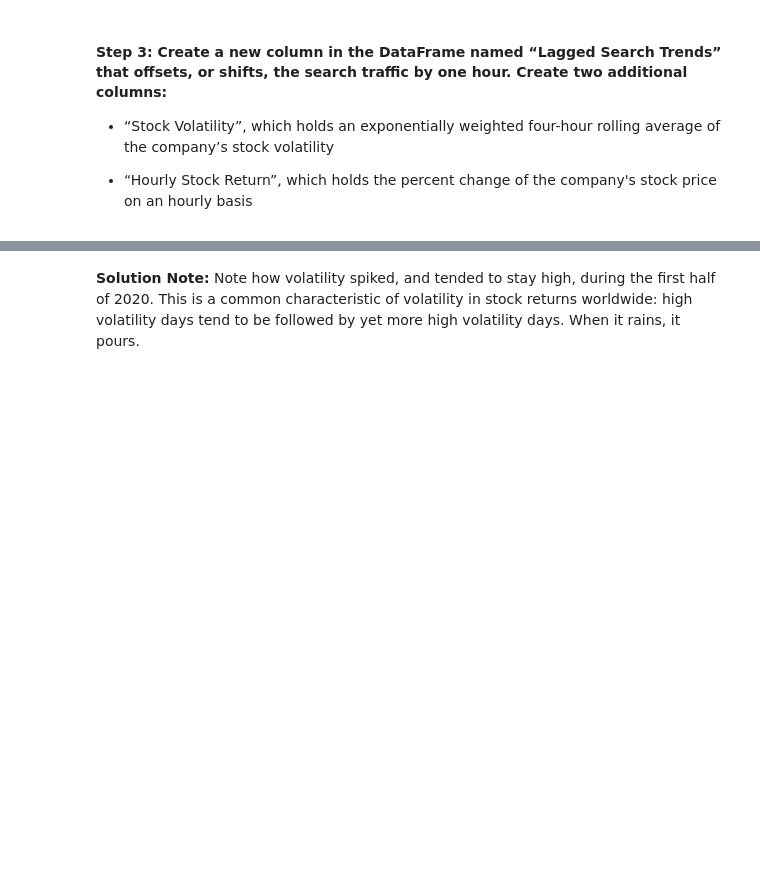
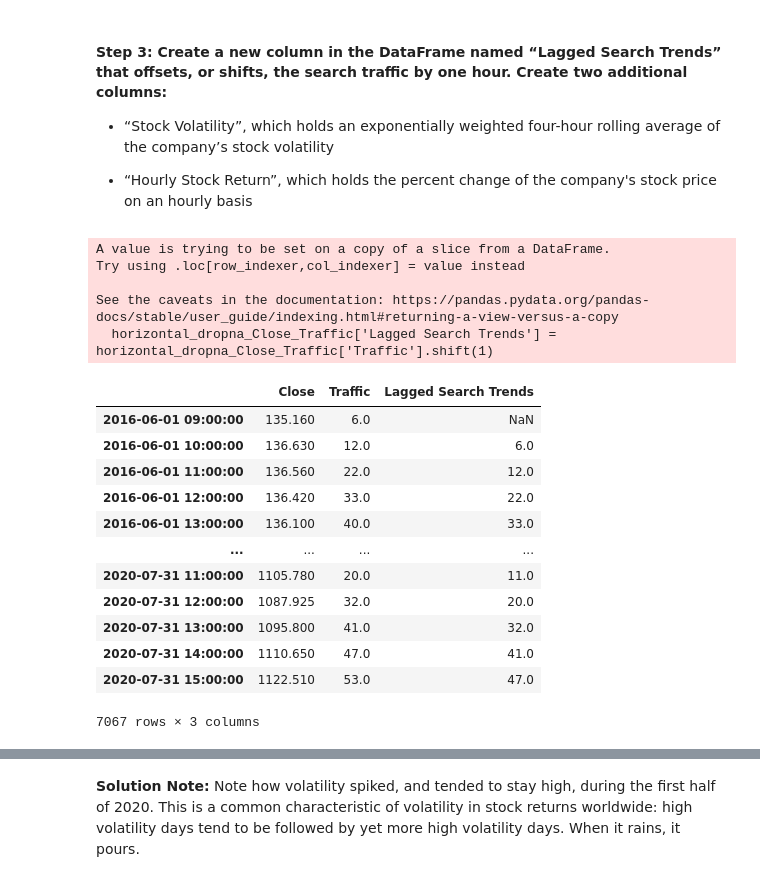
Before and after one commit to tbrown14611/prophet-challenge, a Jupyter notebook: forecasting_net_prophet.ipynb, the cells around one changed output, grey strips where cells are left out. Saved outputs shown, nothing was run; the diff lists cells and outputs as text; code cells hidden in the pictures; blank space fills up the shorter version.

```diff
--- a/forecasting_net_prophet.ipynb
+++ b/forecasting_net_prophet.ipynb
@@ -367,6 +367,28 @@ There's one important thing to note: if you zoom in both graphs to the spike aro
 # %%
 # Create a new column in the mercado_stock_trends_df DataFrame called Lagged Search Trends
 # This column should shift the Search Trends information by one hour
+horizontal_dropna_Close_Traffic =  horizontal_dropna[['Close','Traffic']]
+horizontal_dropna_Close_Traffic['Lagged Search Trends'] = horizontal_dropna_Close_Traffic['Traffic'].shift(1)
+horizontal_dropna_Close_Traffic
+# %% [output]
+A value is trying to be set on a copy of a slice from a DataFrame.
+Try using .loc[row_indexer,col_indexer] = value instead
+
+See the caveats in the documentation: https://pandas.pydata.org/pandas-docs/stable/user_guide/indexing.html#returning-a-view-versus-a-copy
+  horizontal_dropna_Close_Traffic['Lagged Search Trends'] = horizontal_dropna_Close_Traffic['Traffic'].shift(1)
+|  | Close | Traffic | Lagged Search Trends |
+| 2016-06-01 09:00:00 | 135.160 | 6.0 | NaN |
+| 2016-06-01 10:00:00 | 136.630 | 12.0 | 6.0 |
+| 2016-06-01 11:00:00 | 136.560 | 22.0 | 12.0 |
+| 2016-06-01 12:00:00 | 136.420 | 33.0 | 22.0 |
+| 2016-06-01 13:00:00 | 136.100 | 40.0 | 33.0 |
+| ... | ... | ... | ... |
+| 2020-07-31 11:00:00 | 1105.780 | 20.0 | 11.0 |
+| 2020-07-31 12:00:00 | 1087.925 | 32.0 | 20.0 |
+| 2020-07-31 13:00:00 | 1095.800 | 41.0 | 32.0 |
+| 2020-07-31 14:00:00 | 1110.650 | 47.0 | 41.0 |
+| 2020-07-31 15:00:00 | 1122.510 | 53.0 | 47.0 |
+7067 rows × 3 columns
 # %%
 # Create a new column in the mercado_stock_trends_df DataFrame called Stock Volatility
 # This column should calculate the standard deviation of the closing stock price return data over a 4 period rolling window
```
Also changed, not shown: parts of 5 cells of this notebook.
